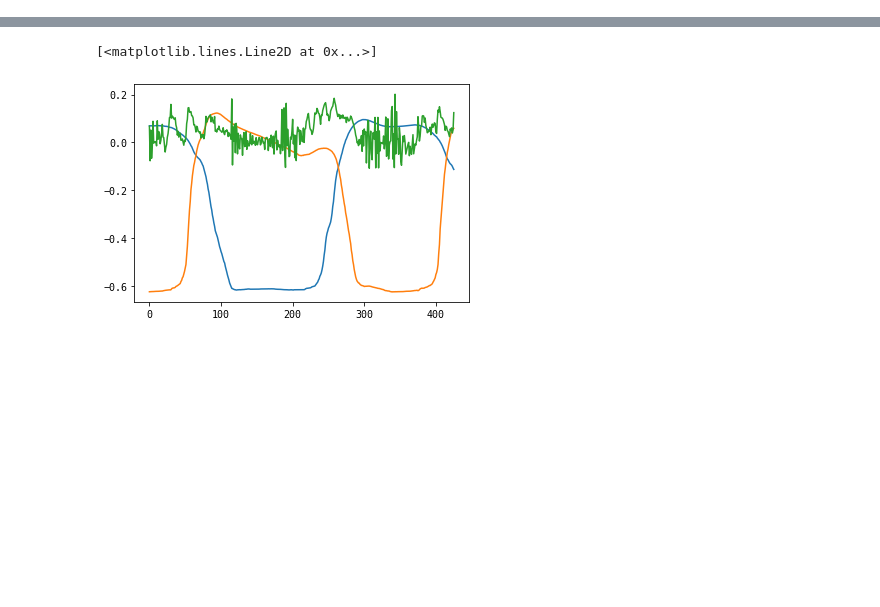
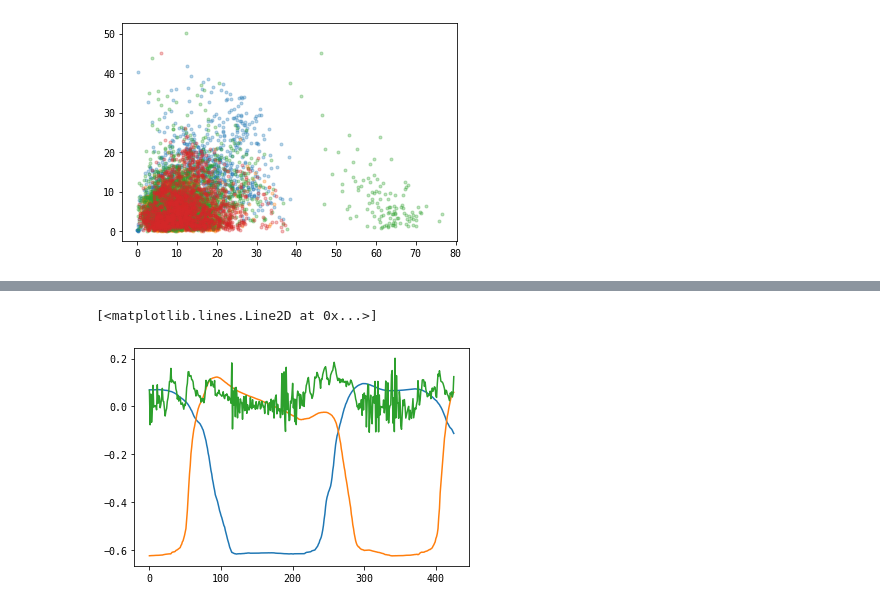
Before and after one commit to sinwall/geoml, a Jupyter notebook: gait.ipynb, the cells around one changed output, grey strips where cells are left out. Saved outputs shown, nothing was run; the diff lists cells and outputs as text; code cells hidden in the pictures; blank space fills up the shorter version.

```diff
--- a/gait.ipynb
+++ b/gait.ipynb
@@ -249,0 +265,6 @@ plt.xlim(0, x.shape[0])
+# %%
+for num, label in enumerate(np.unique(labels)):
+    mask = (seg_labels == label) & mask_non_outlier
+    plt.scatter(s_to_d_fft[mask, 1], s_to_d_fft[mask, 0], s=9., color=f'C{num}', alpha=0.3)
+# %% [output]
+[figure, added]
```
Also changed, not shown: parts of 15 cells of this notebook.
